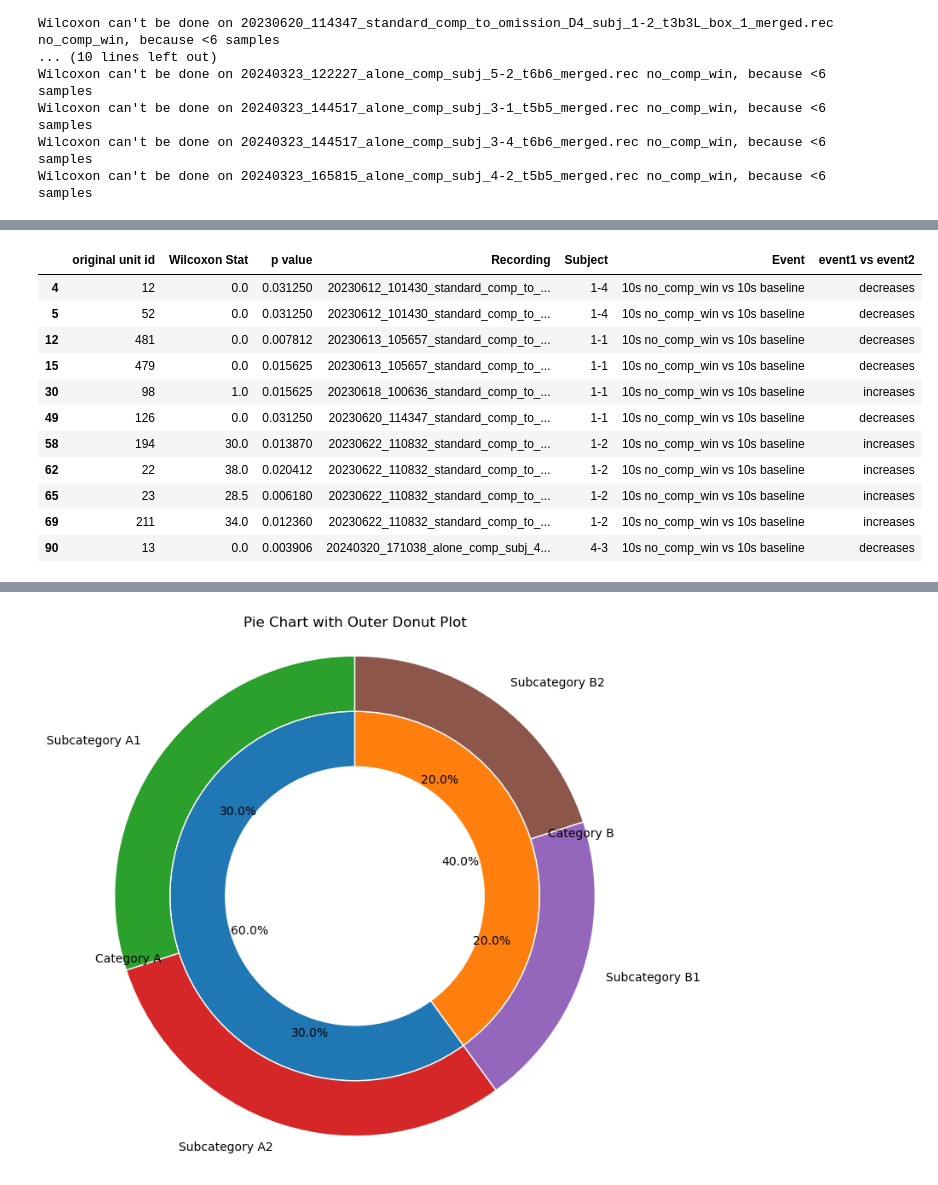
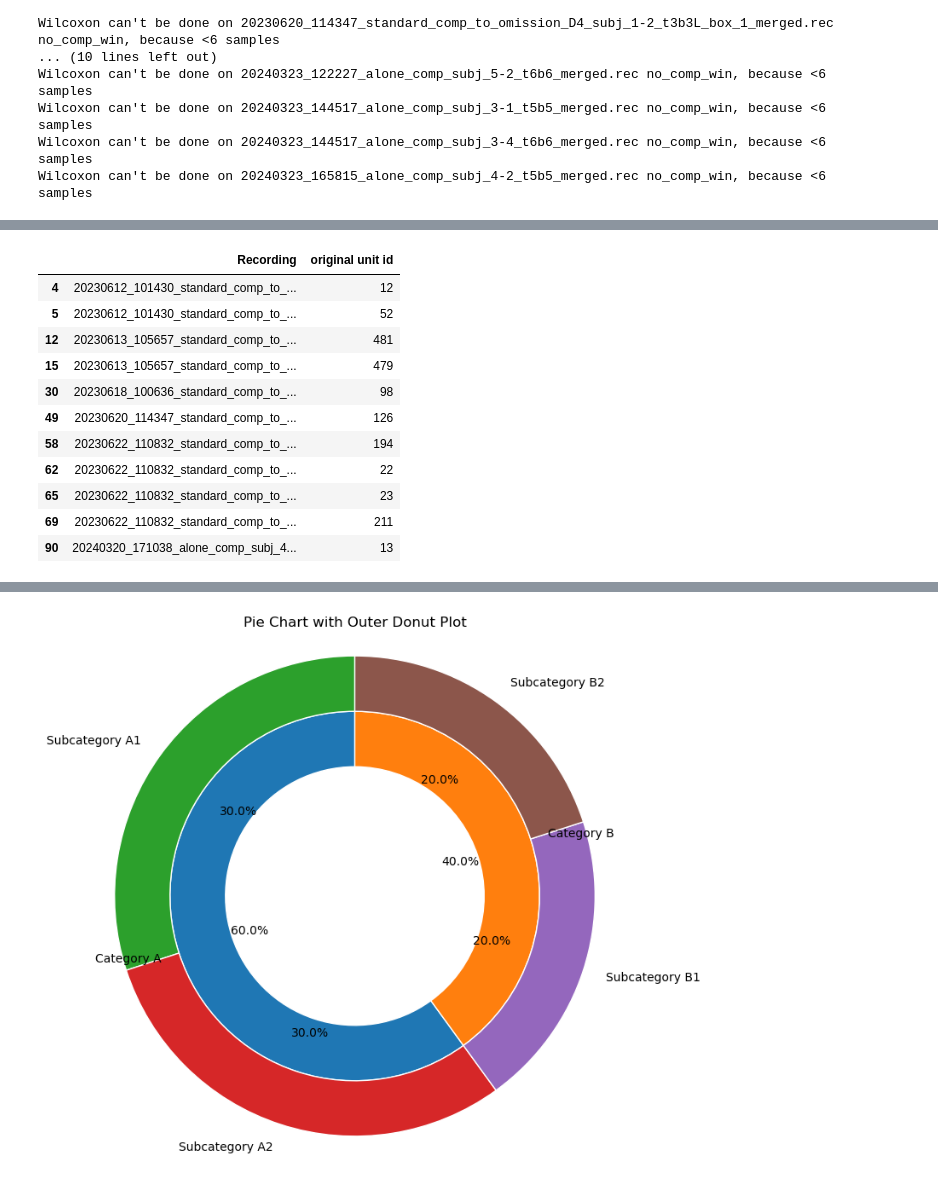
Before and after one commit to AceTylerCholine/npc_playground, a Jupyter notebook: ZScore_Compness.ipynb, the cells around one changed output, grey strips where cells are left out. Cells and saved outputs as stored; diff of their text form; code cells hidden in the pictures.

```diff
--- a/ZScore_Compness.ipynb
+++ b/ZScore_Compness.ipynb
@@ -536,16 +537,17 @@ no_comp_win_df
 # %%
 no_comp_win_sig = no_comp_win_df[no_comp_win_df['event1 vs event2'] != 'not significant']
-no_comp_win_sig
+columns = ['Recording', 'original unit id']
+no_comp_win_sig[columns]
 # %% [output]
-|  | original unit id | Wilcoxon Stat | p value | Recording | Subject | Event | event1 vs event2 |
-| 4 | 12 | 0.0 | 0.031250 | 20230612_101430_standard_comp_to_... | 1-4 | 10s no_comp_win vs 10s baseline | decreases |
-| 5 | 52 | 0.0 | 0.031250 | 20230612_101430_standard_comp_to_... | 1-4 | 10s no_comp_win vs 10s baseline | decreases |
-| 12 | 481 | 0.0 | 0.007812 | 20230613_105657_standard_comp_to_... | 1-1 | 10s no_comp_win vs 10s baseline | decreases |
-| 15 | 479 | 0.0 | 0.015625 | 20230613_105657_standard_comp_to_... | 1-1 | 10s no_comp_win vs 10s baseline | decreases |
-| 30 | 98 | 1.0 | 0.015625 | 20230618_100636_standard_comp_to_... | 1-1 | 10s no_comp_win vs 10s baseline | increases |
-| 49 | 126 | 0.0 | 0.031250 | 20230620_114347_standard_comp_to_... | 1-1 | 10s no_comp_win vs 10s baseline | decreases |
-| 58 | 194 | 30.0 | 0.013870 | 20230622_110832_standard_comp_to_... | 1-2 | 10s no_comp_win vs 10s baseline | increases |
-| 62 | 22 | 38.0 | 0.020412 | 20230622_110832_standard_comp_to_... | 1-2 | 10s no_comp_win vs 10s baseline | increases |
-| 65 | 23 | 28.5 | 0.006180 | 20230622_110832_standard_comp_to_... | 1-2 | 10s no_comp_win vs 10s baseline | increases |
-| 69 | 211 | 34.0 | 0.012360 | 20230622_110832_standard_comp_to_... | 1-2 | 10s no_comp_win vs 10s baseline | increases |
-| 90 | 13 | 0.0 | 0.003906 | 20240320_171038_alone_comp_subj_4... | 4-3 | 10s no_comp_win vs 10s baseline | decreases |
+|  | Recording | original unit id |
+| 4 | 20230612_101430_standard_comp_to_... | 12 |
+| 5 | 20230612_101430_standard_comp_to_... | 52 |
+| 12 | 20230613_105657_standard_comp_to_... | 481 |
+| 15 | 20230613_105657_standard_comp_to_... | 479 |
+| 30 | 20230618_100636_standard_comp_to_... | 98 |
+| 49 | 20230620_114347_standard_comp_to_... | 126 |
+| 58 | 20230622_110832_standard_comp_to_... | 194 |
+| 62 | 20230622_110832_standard_comp_to_... | 22 |
+| 65 | 20230622_110832_standard_comp_to_... | 23 |
+| 69 | 20230622_110832_standard_comp_to_... | 211 |
+| 90 | 20240320_171038_alone_comp_subj_4... | 13 |
```
Also changed, not shown: parts of 120 cells of this notebook, 5 other files.
